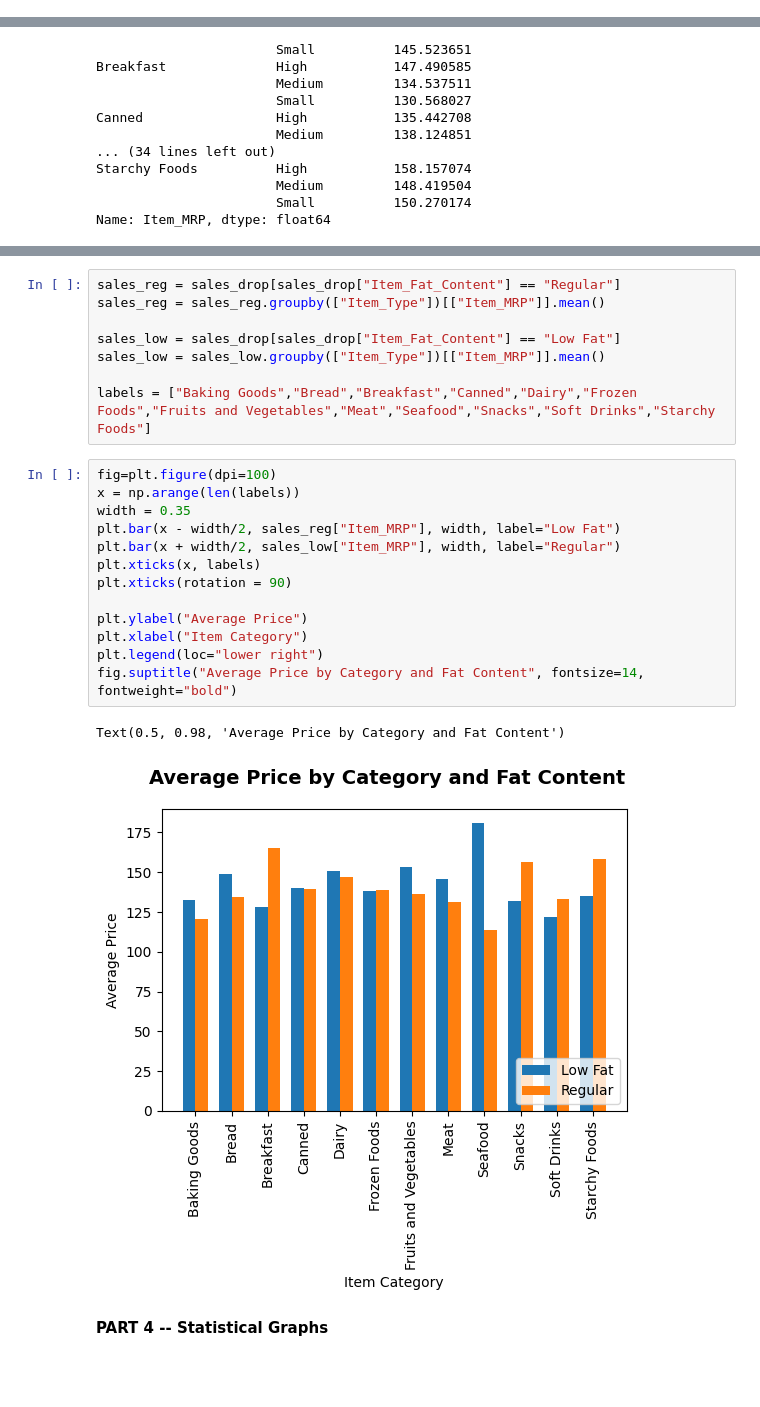
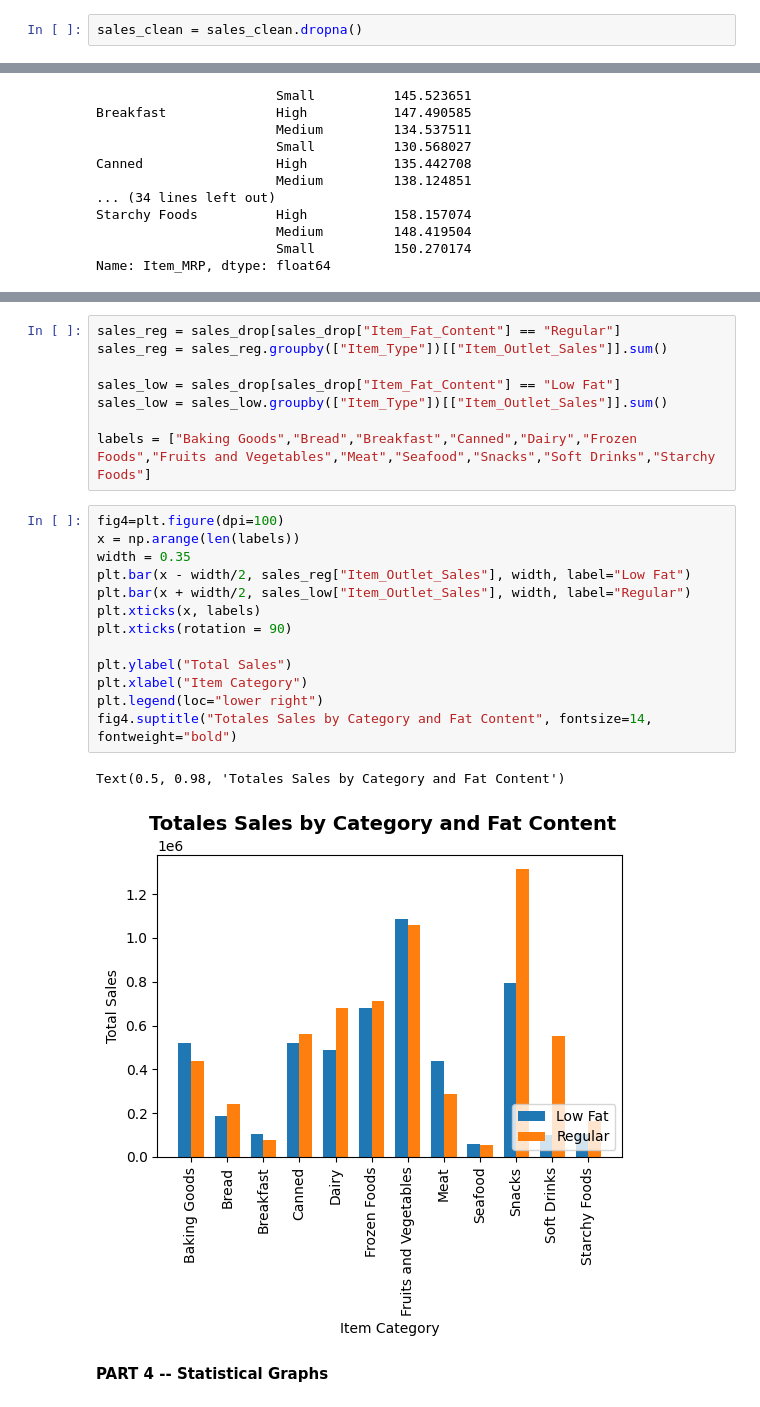
Before and after one commit to garrettfenchel/Coding-Dojo-Predicting-Sales-Volume, a Jupyter notebook: Project_1.ipynb, the cells around one changed output, grey strips where cells are left out. Cells and saved outputs as stored; diff of their text form; blank space fills up the shorter version.

```diff
--- a/Project_1.ipynb
+++ b/Project_1.ipynb
@@ -245,6 +267,8 @@ NCZ42            10.500         5
 NCZ53            9.600          5
 NCZ54            14.650         7
 Name: Item_Identifier, Length: 1559, dtype: int64
+# %%
+sales_clean = sales_clean.dropna()
 # %%
 #Replacing Fat Content Values
 sales_clean['Item_Fat_Content'] = sales_clean['Item_Fat_Content'].replace(['LF'],'Low Fat')
@@ -437,27 +459,27 @@ sales_drop.groupby(["Item_Type","Item_Fat_Content"])[["Item_MRP"]].mean()
 # %%
 sales_reg = sales_drop[sales_drop["Item_Fat_Content"] == "Regular"]
-sales_reg = sales_reg.groupby(["Item_Type"])[["Item_MRP"]].mean()
+sales_reg = sales_reg.groupby(["Item_Type"])[["Item_Outlet_Sales"]].sum()
 
 sales_low = sales_drop[sales_drop["Item_Fat_Content"] == "Low Fat"]
-sales_low = sales_low.groupby(["Item_Type"])[["Item_MRP"]].mean()
+sales_low = sales_low.groupby(["Item_Type"])[["Item_Outlet_Sales"]].sum()
 
 labels = ["Baking Goods","Bread","Breakfast","Canned","Dairy","Frozen Foods","Fruits and Vegetables","Meat","Seafood","Snacks","Soft Drinks","Starchy Foods"]
 # %%
-fig=plt.figure(dpi=100)
+fig4=plt.figure(dpi=100)
 x = np.arange(len(labels))
 width = 0.35
-plt.bar(x - width/2, sales_reg["Item_MRP"], width, label="Low Fat")
-plt.bar(x + width/2, sales_low["Item_MRP"], width, label="Regular")
+plt.bar(x - width/2, sales_reg["Item_Outlet_Sales"], width, label="Low Fat")
+plt.bar(x + width/2, sales_low["Item_Outlet_Sales"], width, label="Regular")
 plt.xticks(x, labels)
 plt.xticks(rotation = 90)
 
-plt.ylabel("Average Price")
+plt.ylabel("Total Sales")
 plt.xlabel("Item Category")
 plt.legend(loc="lower right")
-fig.suptitle("Average Price by Category and Fat Content", fontsize=14, fontweight="bold")
+fig4.suptitle("Totales Sales by Category and Fat Content", fontsize=14, fontweight="bold")
 # %% [output]
-Text(0.5, 0.98, 'Average Price by Category and Fat Content')
+Text(0.5, 0.98, 'Totales Sales by Category and Fat Content')
-[figure, old version]
+[figure, new version]
 # %% [markdown]
 **PART 4 -- Statistical Graphs**
 # %%
```
Also changed, not shown: parts of 53 cells of this notebook.
